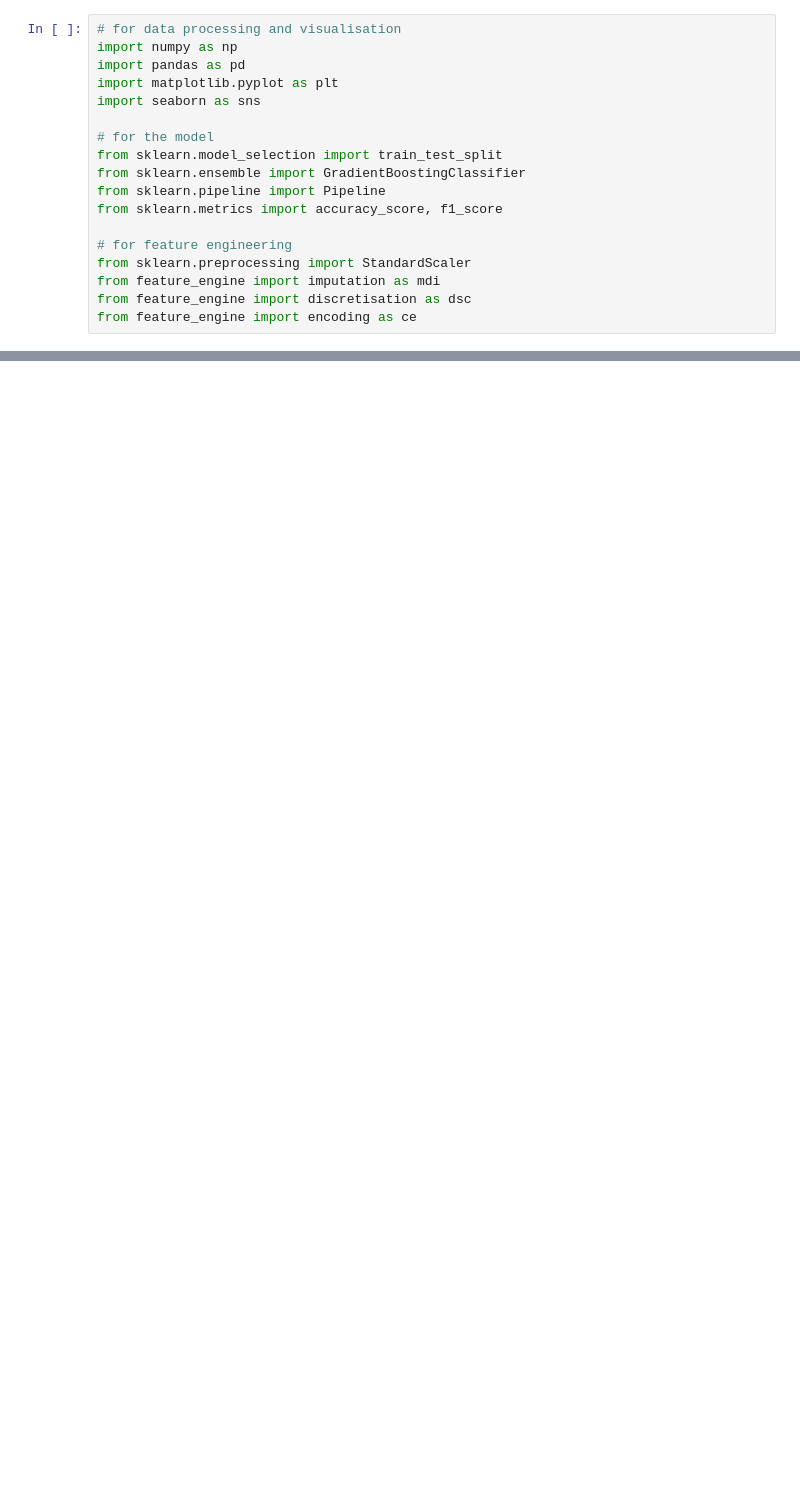
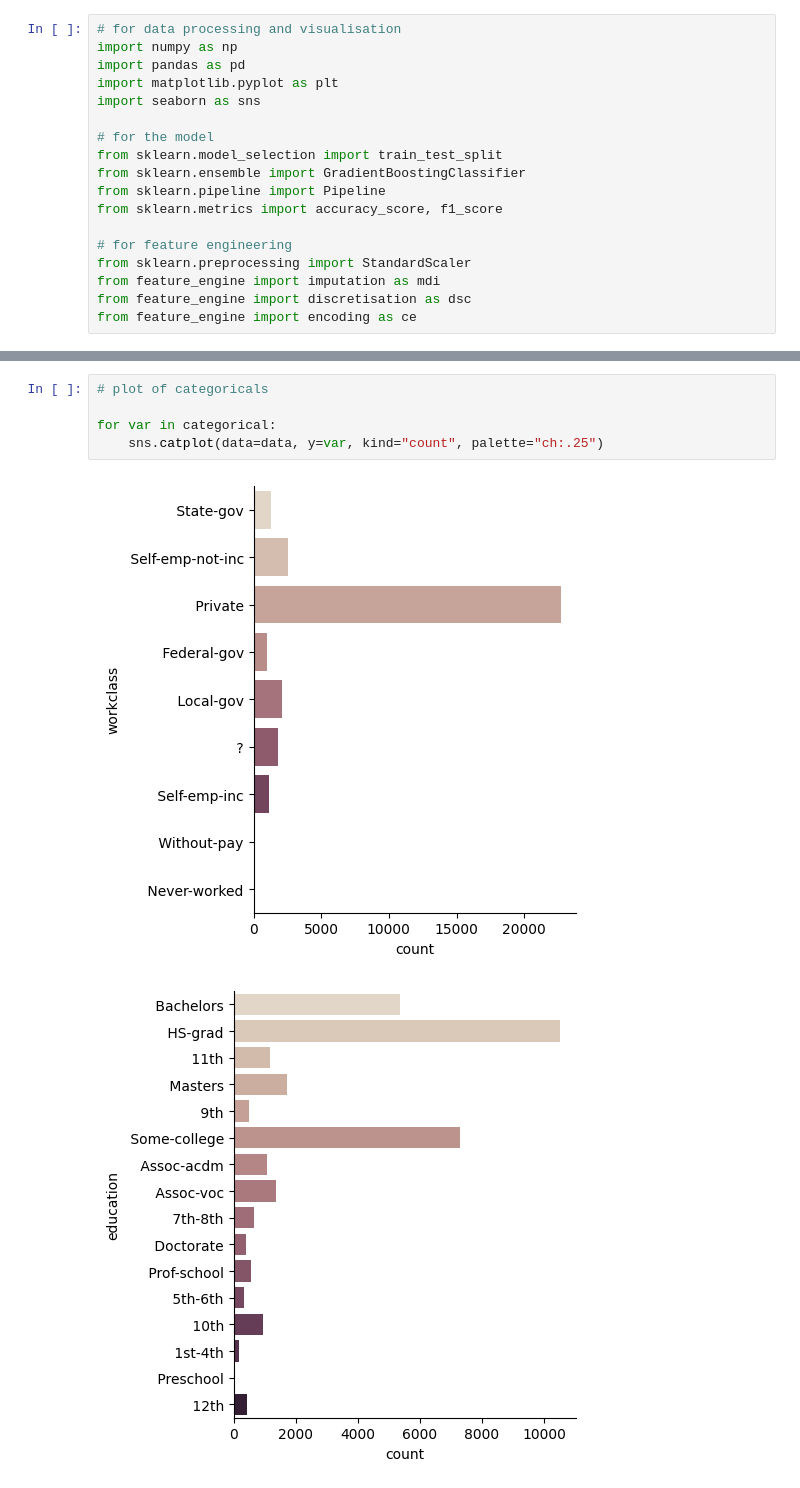
Before and after one commit to feature-engine/feature-engine-examples, a Jupyter notebook: pipelines/adult-income-with-feature-engine.ipynb, the cells around one changed output, grey strips where cells are left out. Cells and saved outputs as stored; diff of their text form; blank space fills up the shorter version.

```diff
--- a/pipelines/adult-income-with-feature-engine.ipynb
+++ b/pipelines/adult-income-with-feature-engine.ipynb
@@ -38,0 +114,8 @@ from feature_engine import encoding as ce
+# %%
+# plot of categoricals
+
+for var in categorical:
+    sns.catplot(data=data, y=var, kind="count", palette="ch:.25")
+# %% [output]
+[figure, added]
+[figure, added]
```
Also changed, not shown: parts of 8 cells of this notebook.
